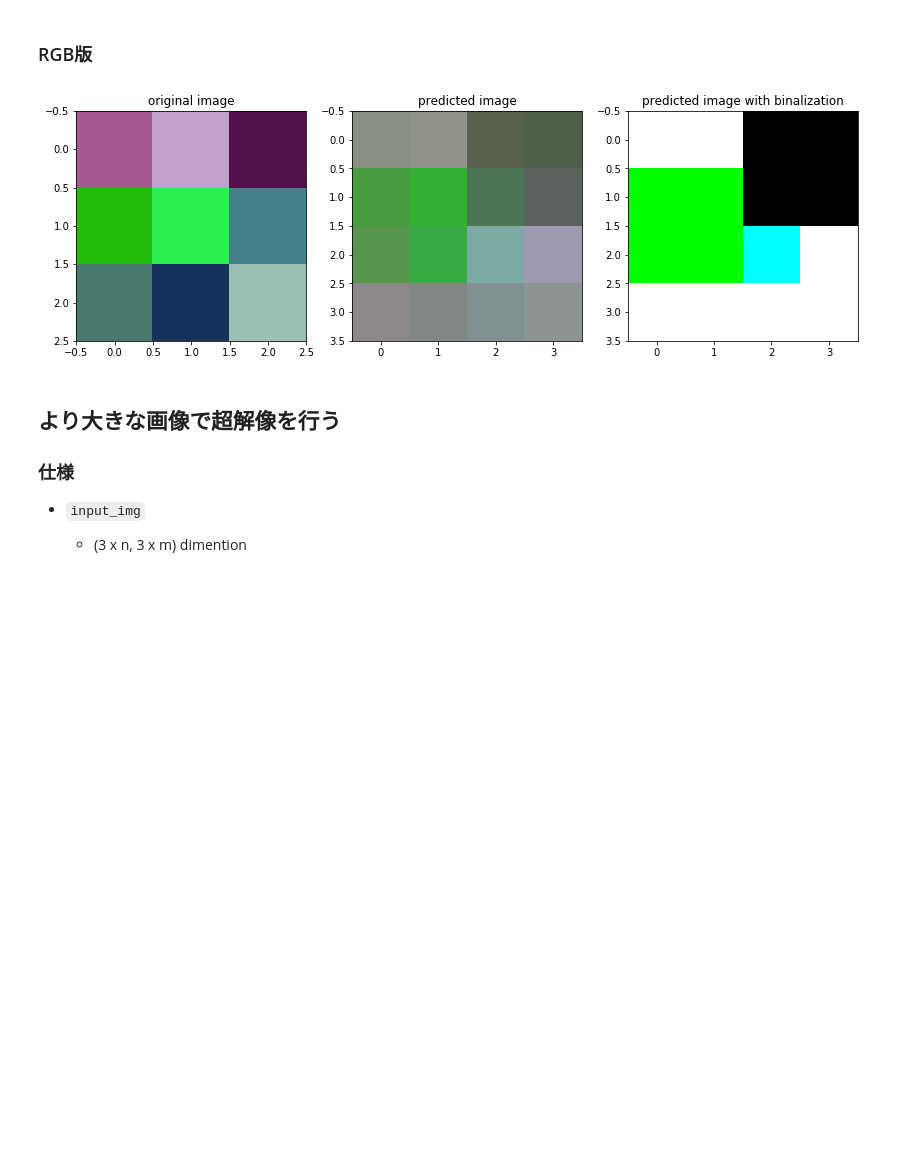
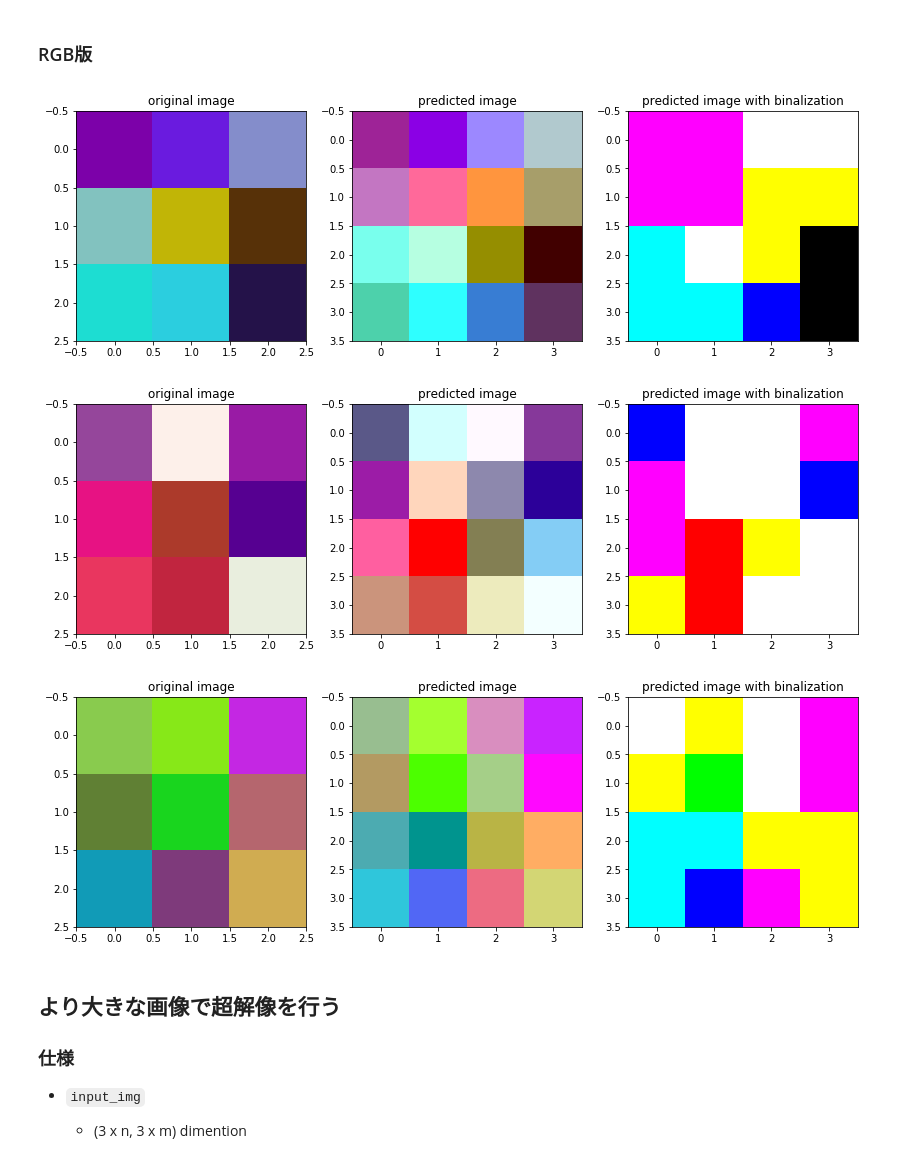
Before and after one commit to mositori/Bayesian-SuperResolution, a Jupyter notebook: ex1/autoencoder_example.ipynb, the cells around one changed output. Saved outputs shown, nothing was run; the diff lists cells and outputs as text; code cells hidden in the pictures; blank space fills up the shorter version.

```diff
--- a/ex1/autoencoder_example.ipynb
+++ b/ex1/autoencoder_example.ipynb
@@ -43,15 +41,12 @@ class AE():
         self.model = Sequential()
         self.model.add( Dense(16, activation = 'relu', input_dim = 9) )
         #self.model.add( Dense(16, activation = 'relu') )
-        self.model.add( Dense(16, activation = 'relu') )
-        self.model.add( Dropout(0.5) )
-        self.model.add( Dense(16, activation = 'relu') )
         self.model.add( Dense(16, activation = keras.layers.ReLU(max_value=1, negative_slope=0, threshold = 0)) )
         #self.model.add( Dense(16, activation = keras.layers.ReLU(max_value=1, negative_slope=0, threshold = 0)) )
         self.model.compile(optimizer = optimizer,
                            loss = loss,
                            metrics = ['accuracy'])
-        plot_model(model, to_file='./model.png')
+        plot_model(self.model, to_file='./model.png')
     def fit(self, epochs='4', batch_size='256'):
         self.model.fit(self.q_matrix, self.p_matrix,
                       epochs = epochs,
@@ -124,7 +119,7 @@ class AE():
         output_img_binalized[output_img_binalized >= thresold] = 1
         output_img_binalized[output_img_binalized < thresold] = 0
 
-        fig, axes = plt.subplots(1,3, figsize = (12,12))
+        fig, axes = plt.subplots(1,3, figsize = (16,16))
         axes[0].imshow(input_img, cmap = plt.cm.binary)
         axes[0].set_title("input image")
         axes[1].imshow(output_img, cmap = plt.cm.binary)
@@ -156,8 +151,7 @@ class AE():
     def fit(self, epochs='4', batch_size='256'):
         self.model.fit(self.q_matrix, self.p_matrix,
                       epochs = epochs,
-                      batch_size = batch_size,
-                      validation_data = (self.q_matrix, self.p_matrix))
+                      batch_size = batch_size)
 
     def predict(self, test_img, threshold):
         preds = self.model.predict(test_img).reshape(4,4)
@@ -259,5 +249,5 @@ _________________________________________________________________
 # %% [markdown]
 ## 学習
 # %%
-autoencoder.fit(epochs = 20, batch_size=256)
+autoencoder.fit(epochs = 2, batch_size=512)
 # %% [output]
@@ -268,7 +260,8 @@ InvalidArgumentError: Incompatible shapes: [256,4,4,1] vs. [256,3,3,1]
 ## 予測
 ### モノクロ版
 # %%
-test_img = np.array([[1,0,1,0,1,1,1,1,1]])
-threshold = 0.5
-autoencoder.predict(test_img, threshold)
+for i in range(3):
+    test_img = np.random.randint(0, 2, size=(1,9))
+    threshold = 0.5
+    autoencoder.predict(test_img, threshold)
 # %% [output]
@@ -276,11 +271,14 @@ autoencoder.predict(test_img, threshold)
 # %% [markdown]
 ### RGB版
 # %%
-test_img = np.random.rand(3,3,3)
-threshold = 0.5
-autoencoder.predict_RGB(test_img, threshold)
+for i in range(3):
+    test_img = np.random.rand(3,3,3)
+    threshold = 0.5
+    autoencoder.predict_RGB(test_img, threshold)
 # %% [output]
-[figure, old version]
+[figure, new version]
+[figure, added]
+[figure, added]
 # %% [markdown]
 ## より大きな画像で超解像を行う
 
```
Also changed, not shown: parts of 8 cells of this notebook, 5 other files.
